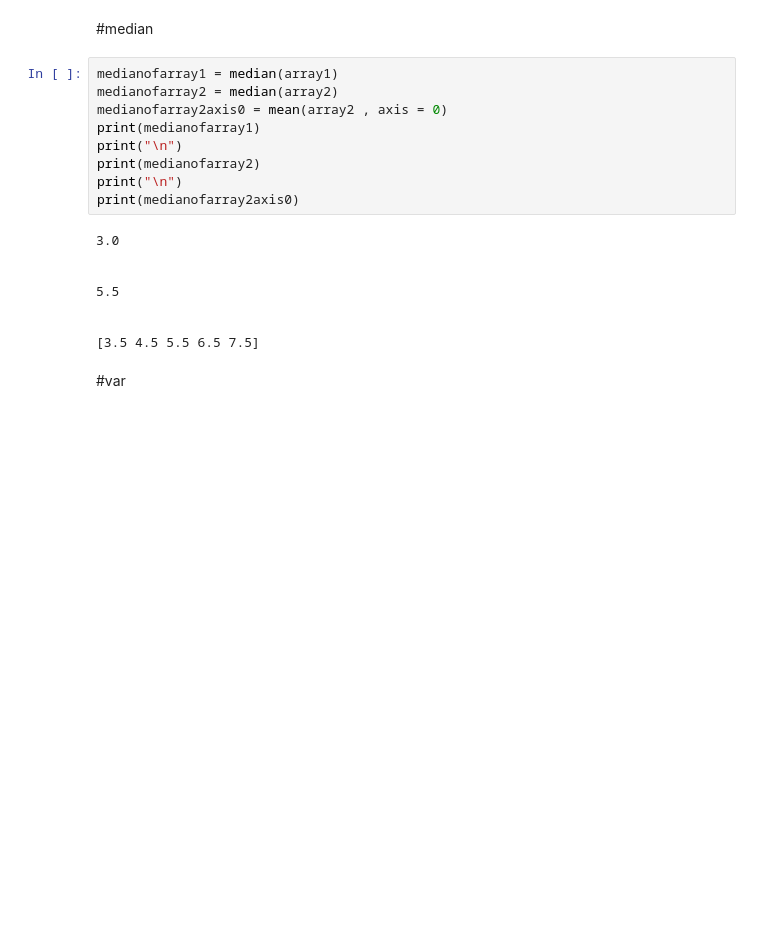
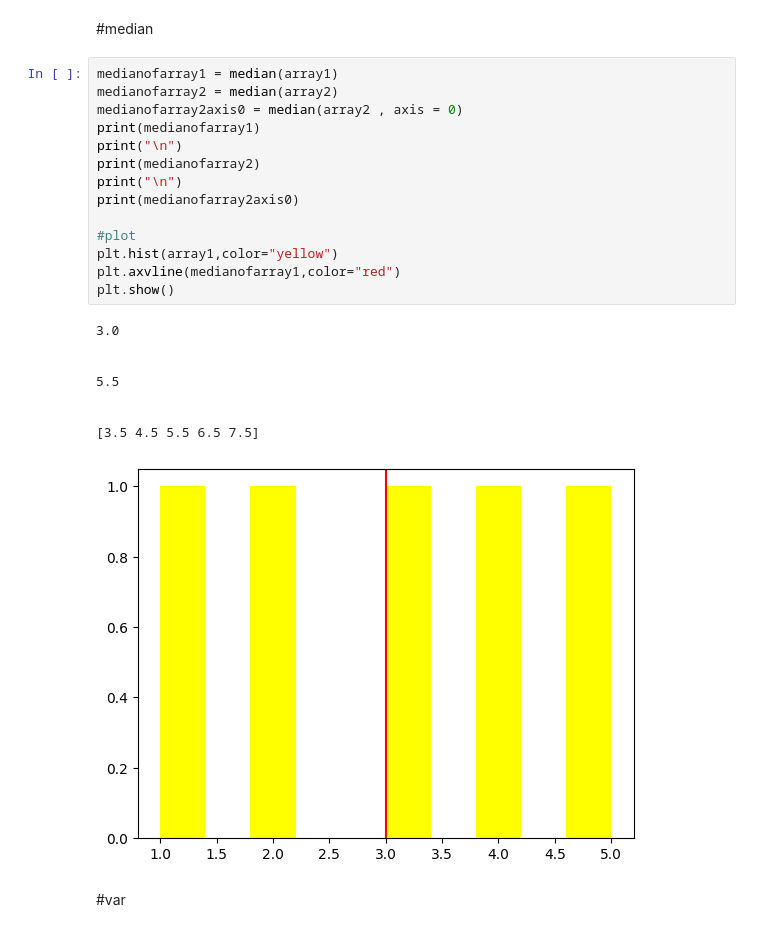
Before and after one commit to Yash-Bandal/Advance-Python-, a Jupyter notebook: 8 Statistics.ipynb, the cells around one changed output. Drawn from its saved outputs; the diff is of its cells as text; blank space fills up the shorter version.

```diff
--- a/8 Statistics.ipynb
+++ b/8 Statistics.ipynb
@@ -49,20 +55,26 @@ print(meanofarray2axis0)
 # %%
 medianofarray1 = median(array1)
 medianofarray2 = median(array2)
-medianofarray2axis0 = mean(array2 , axis = 0)
+medianofarray2axis0 = median(array2 , axis = 0)
 print(medianofarray1)
 print("\n")
 print(medianofarray2)
 print("\n")
 print(medianofarray2axis0)
+
+#plot
+plt.hist(array1,color="yellow")
+plt.axvline(medianofarray1,color="red")
+plt.show()
 # %% [output]
 3.0
 
 
 5.5
 
 
 [3.5 4.5 5.5 6.5 7.5]
+[figure, added]
 # %% [markdown]
 #var
 # %%
```
Also changed, not shown: parts of 9 cells of this notebook.
